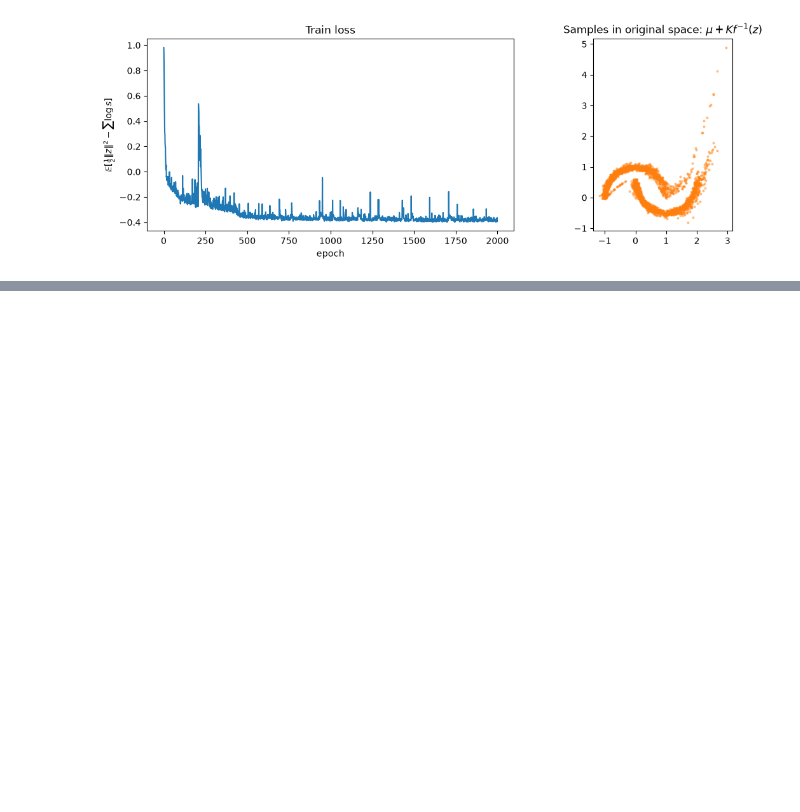
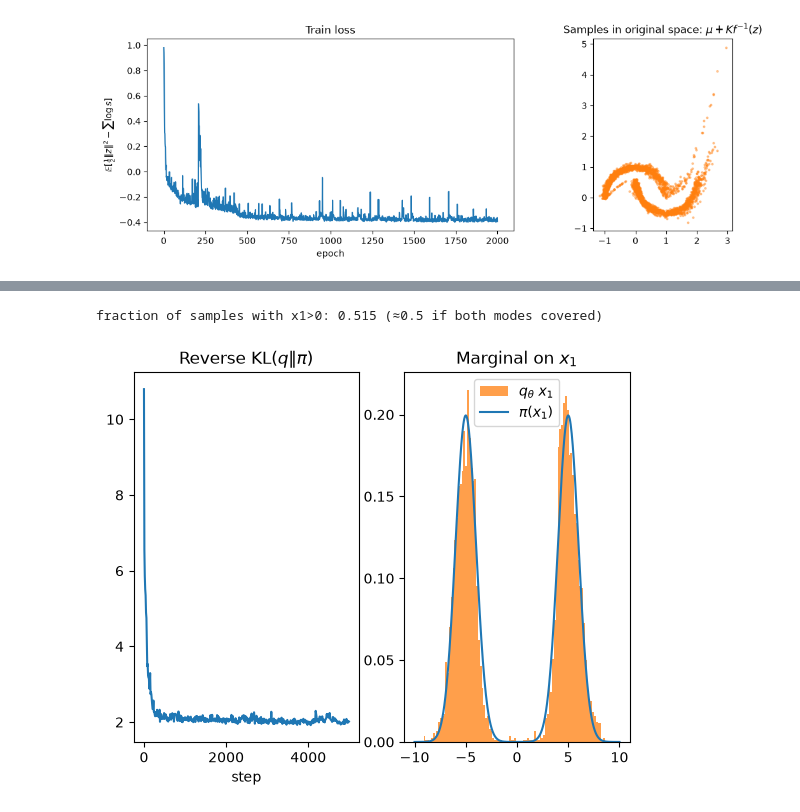
Before and after one commit to saobangmath/MiniProject-PhD-, a Jupyter notebook: notebooks/normalizing-flow.ipynb, the cells around one changed output, grey strips where cells are left out. Drawn from its saved outputs; the diff is of its cells as text; code cells hidden in the pictures; blank space fills up the shorter version.

```diff
--- a/notebooks/normalizing-flow.ipynb
+++ b/notebooks/normalizing-flow.ipynb
@@ -195,0 +332,26 @@ plt.show()
+# %%
+# samples from q_θ and compare x1-marginal to the 1D mixture
+key, k_samp = jax.random.split(key)
+z_samp = jax.random.normal(k_samp, (5000, 2))
+x_samp, _ = flow.apply({"params": params_rkl}, z_samp, reverse=True)
+x_samp = np.asarray(x_samp)
+
+xg = np.linspace(-10, 10, 400)
+pi_1d = np.asarray(mixture_pdf(jnp.asarray(xg)))
+
+fig, axes = plt.subplots(1, 2)
+axes[0].plot(np.arange(0, n_steps, 10), rkl_losses)
+axes[0].set_title(r"Reverse KL$(q\|\pi)$")
+axes[0].set_xlabel("step")
+
+axes[1].hist(x_samp[:, 0], bins=100, density=True, alpha=0.75, color="tab:orange", label=r"$q_\theta$ $x_1$")
+axes[1].plot(xg, pi_1d, color="tab:blue", label=r"$\pi(x_1)$")
+axes[1].set_title(r"Marginal on $x_1$")
+axes[1].legend()
+
+# quick mode check
+frac_pos = float(np.mean(x_samp[:, 0] > 0))
+print(f"fraction of samples with x1>0: {frac_pos:.3f} (≈0.5 if both modes covered)")
+# %% [output]
+fraction of samples with x1>0: 0.515 (≈0.5 if both modes covered)
+[figure, added]
```
Also changed, not shown: parts of 5 cells of this notebook, 1 other file.
